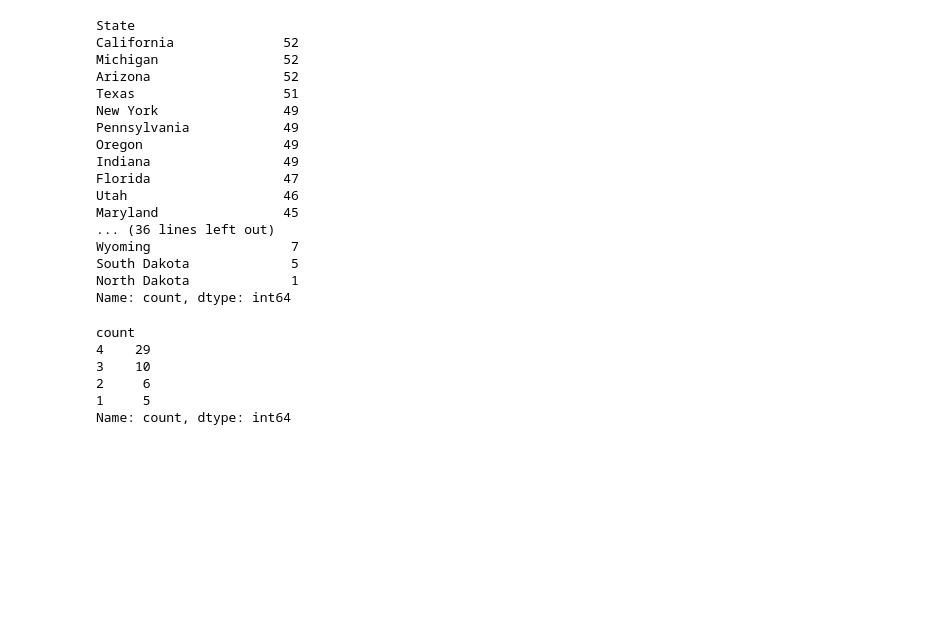
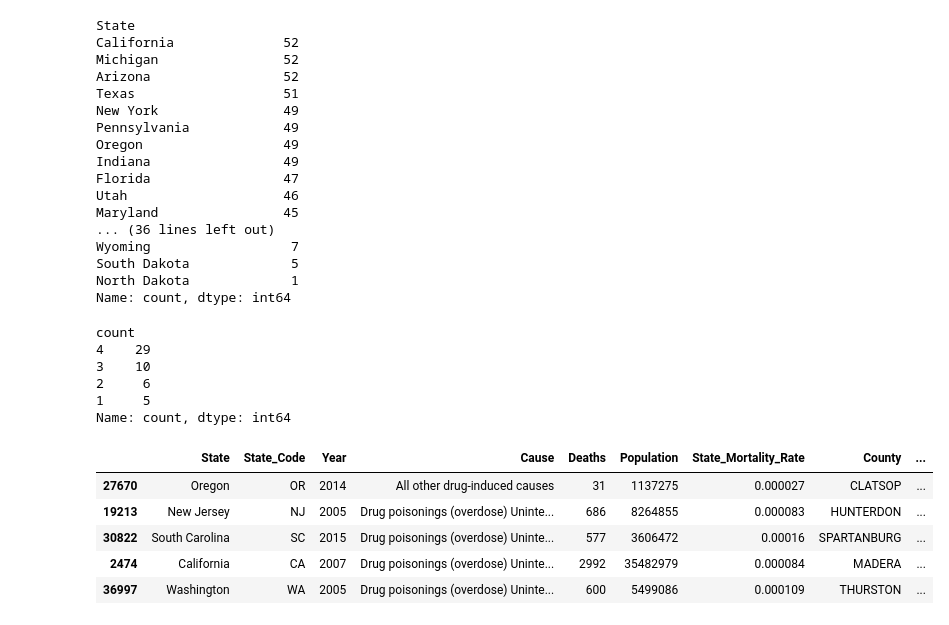
Before and after one commit to MIDS-at-Duke/Opioid-Team-Project-Group-9, a Jupyter notebook: Codes/mortality_data/mortality_correction.ipynb, the cells around one changed output. Drawn from its saved outputs; the diff is of its cells as text; code cells hidden in the pictures; blank space fills up the shorter version.

```diff
--- a/Codes/mortality_data/mortality_correction.ipynb
+++ b/Codes/mortality_data/mortality_correction.ipynb
@@ -190,7 +190,7 @@ df3.sample(5)
 # %%
 # Calculating Mortality Rate for each casue at state level
 df4 = (
-    df3.groupby(["State", "Year", "Cause"])
+    df3.groupby(["State", "State_Code", "Year", "Cause"])
     .agg({"Deaths": "sum", "Population": "sum"})
     .reset_index()
 )
@@ -233,3 +233,22 @@ count
 2     6
 1     5
 Name: count, dtype: int64
+# %%
+df4["State_Mortality_Rate"] = df4["Deaths"] / df4["Population"]
+# %%
+# combinations of state and county
+st_county = df3[["State", "State_Code", "County", "County_Code"]].drop_duplicates()
+# %%
+# create cross join on state level and county
+master = pd.merge(
+    df4, st_county, on=["State", "State_Code"], how="left", indicator=True
+)
+# %%
+master.sample(5)
+# %% [output]
+|  | State | State_Code | Year | Cause | Deaths | Population | State_Mortality_Rate | County | ... |
+| 27670 | Oregon | OR | 2014 | All other drug-induced causes | 31 | 1137275 | 0.000027 | CLATSOP | ... |
+| 19213 | New Jersey | NJ | 2005 | Drug poisonings (overdose) Uninte... | 686 | 8264855 | 0.000083 | HUNTERDON | ... |
+| 30822 | South Carolina | SC | 2015 | Drug poisonings (overdose) Uninte... | 577 | 3606472 | 0.00016 | SPARTANBURG | ... |
+| 2474 | California | CA | 2007 | Drug poisonings (overdose) Uninte... | 2992 | 35482979 | 0.000084 | MADERA | ... |
+| 36997 | Washington | WA | 2005 | Drug poisonings (overdose) Uninte... | 600 | 5499086 | 0.000109 | THURSTON | ... |
```
Also changed, not shown: parts of 22 cells of this notebook.
